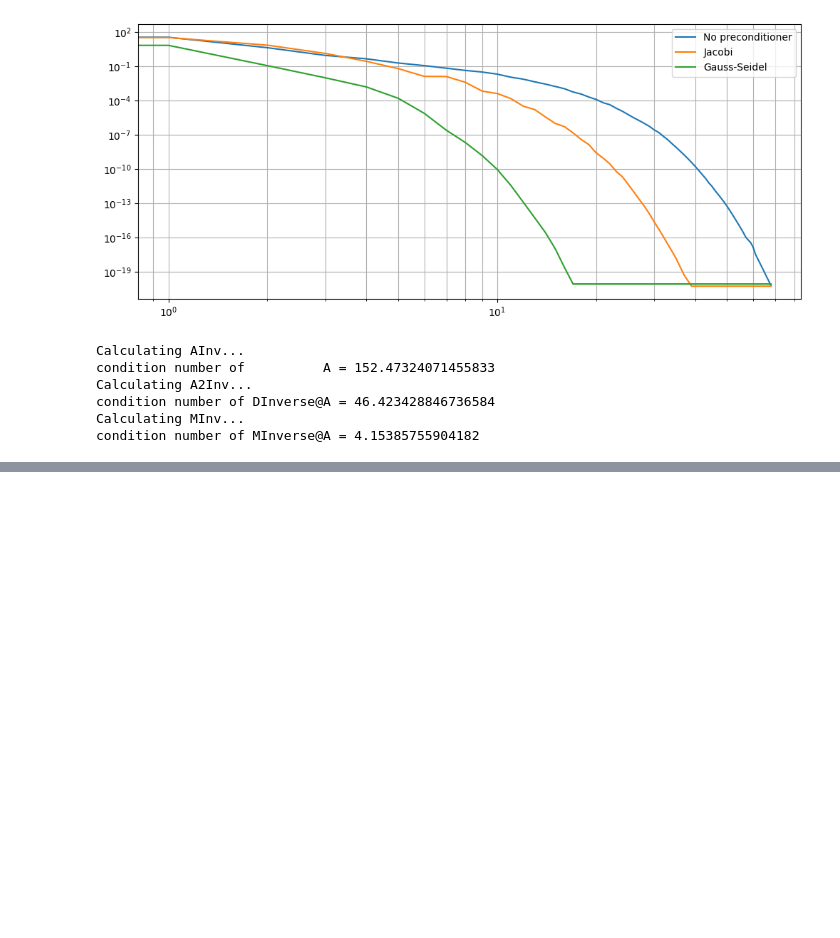
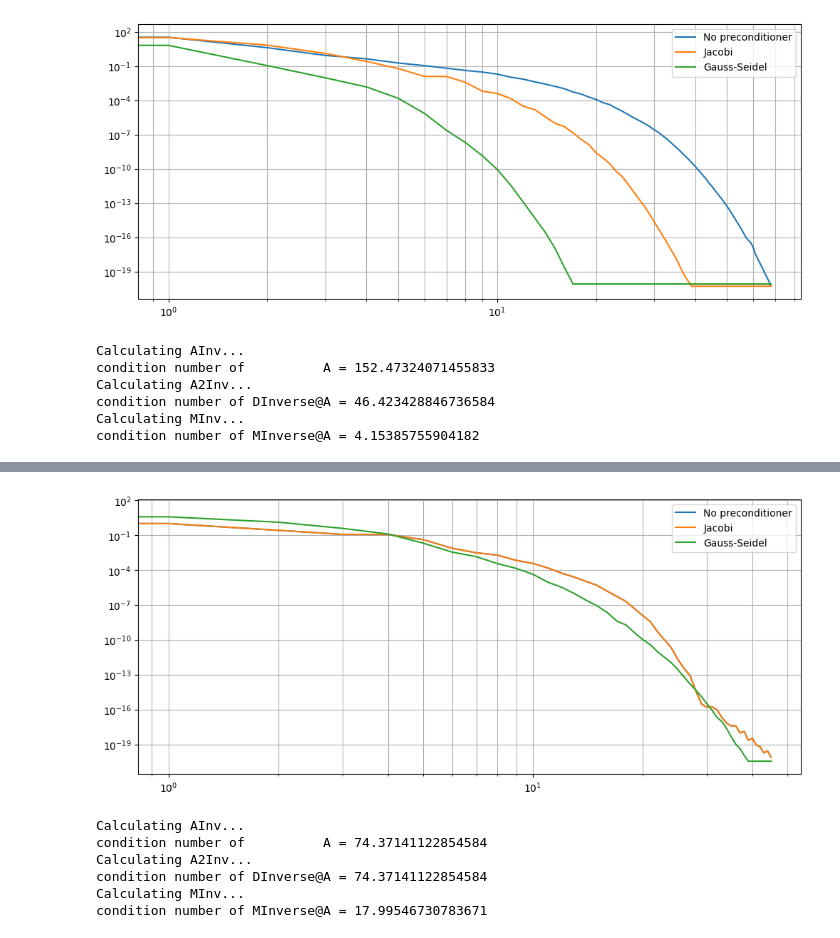
Before and after one commit to Pat-Tron/solution_of_numerical_analysis, a Jupyter notebook: exercise_02_06_Methods_for_Symmetric_Positive_Definite_Matrix.ipynb, the cells around one changed output, grey strips where cells are left out. Saved outputs shown, nothing was run; the diff lists cells and outputs as text; code cells hidden in the pictures; blank space fills up the shorter version.

```diff
--- a/exercise_02_06_Methods_for_Symmetric_Positive_Definite_Matrix.ipynb
+++ b/exercise_02_06_Methods_for_Symmetric_Positive_Definite_Matrix.ipynb
@@ -561,3 +560,17 @@ Calculating MInv...
 condition number of MInverse@A = 4.15385755904182
 # %% [markdown]
 10. 令C是 $195\times 195$ 矩阵块，其中对于所有的 $i, C(i,i)=2, C(i,i+3)=C(i+3,i)=0.1, C(i,i+39)=C(i+39,i)=1/2, C(i,i+42)=C(i+42,i)=1/2$.定义A是 $n\times n$ 矩阵 $n=780$, 矩阵的对角线由4个对角矩阵块C组成，并在上三角和下三角矩阵中放置矩阵块 $\frac12 C$.完成问题6的(a)和(b)步骤，并求解 $Ax=b$.
+# %%
+nc = 195
+C = sp.sparse.lil_matrix((nc, nc))
+C.setdiag(2)
+C.setdiag(0.1, k=3)
+C.setdiag(0.1, k=-3)
+C.setdiag(0.5, k=39)
+C.setdiag(0.5, k=-39)
+C.setdiag(0.5, k=42)
+C.setdiag(0.5, k=-42)
+print("C[:10, :10]:")
+print(C[:10, :10].toarray())
+print("C[-10:, -10:]")
+print(C[-10:, -10:].toarray())
@@ -563,0 +595,14 @@ condition number of MInverse@A = 4.15385755904182
+# %%
+na = 4*nc
+A10 = sp.sparse.lil_matrix((na, na))
+for i in range(4):
+    A10[i*nc:(i+1)*nc, i*nc:(i+1)*nc] = C
+for i in range(1, 4):
+    for j in range(0, i):
+        A10[i*nc:(i+1)*nc, j*nc:(j+1)*nc] = 0.5*C
+        A10[j*nc:(j+1)*nc, i*nc:(i+1)*nc] = 0.5*C
+b10 = A10@np.ones(na)
+# %%
+_, err_CG = ConjugateGradient(A10, b10, check=True, printOrNot=False, tolerance=1e-20)
+_, err_Jacobi = PreconditionerJacobi(A10, b10, check=True, printOrNot=False, tolerance=1e-20)
+_, err_GS = PreconditionerGS(A10, b10, check=True, printOrNot=False, tolerance=1e-20)
@@ -563,0 +622,19 @@ condition number of MInverse@A = 4.15385755904182
+# %%
+fig, ax = plt.subplots(figsize=(12, 5))
+X = np.arange(46)
+ax.loglog(X, err_CG, label='No preconditioner')
+ax.loglog(X, err_Jacobi, label='Jacobi')
+ax.loglog(X, np.hstack((err_GS, np.full(46-len(err_GS), err_GS[-1]))), label='Gauss-Seidel')
+ax.grid(which='both')
+_ = ax.legend()
+# %% [output]
+[figure, added]
+# %%
+PrintConditionNumber(A10)
+# %% [output]
+Calculating AInv...
+condition number of          A = 74.37141122854584
+Calculating A2Inv...
+condition number of DInverse@A = 74.37141122854584
+Calculating MInv...
+condition number of MInverse@A = 17.99546730783671
```
Also changed, not shown: parts of 4 cells of this notebook.
